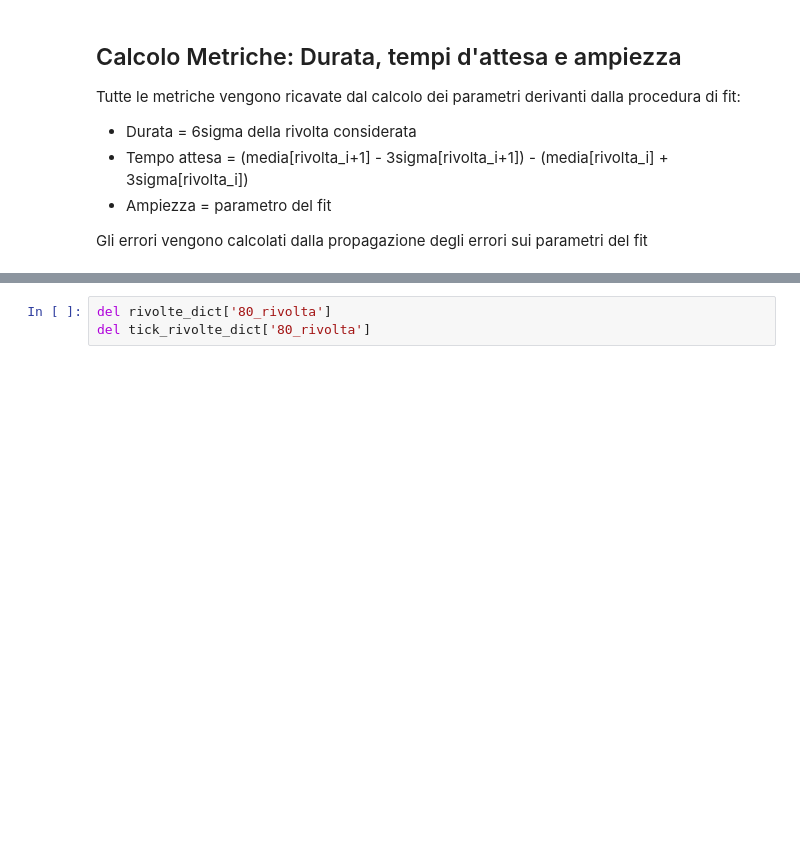
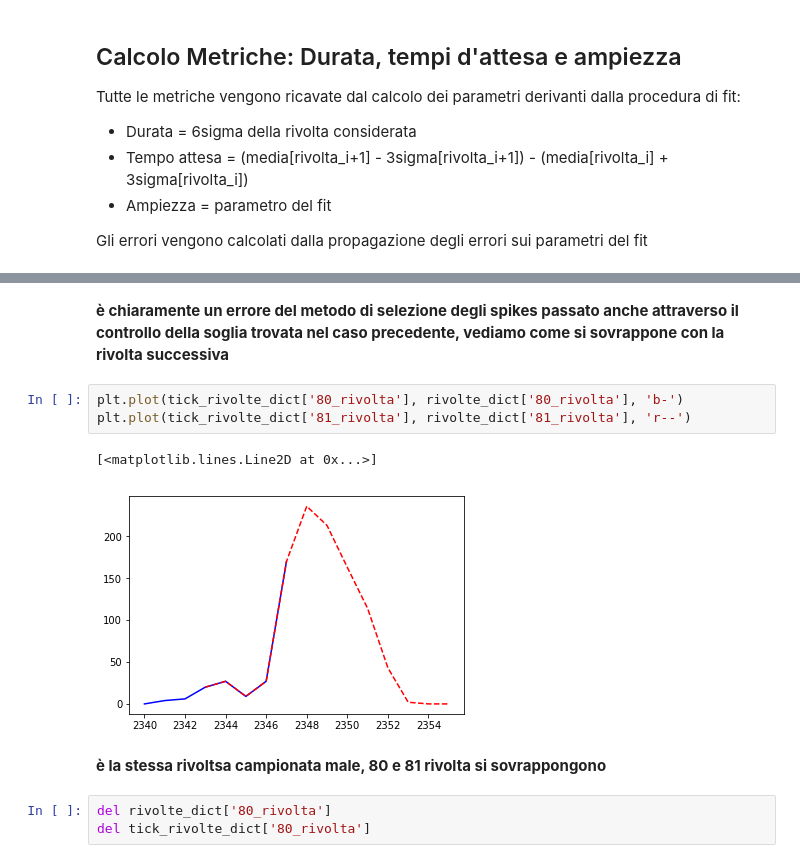
Before and after one commit to jackdeandrea/Econofisica, a Jupyter notebook: 02-metriche_rivolte_norndm.ipynb, the cells around one changed output, grey strips where cells are left out. Cells and saved outputs as stored; diff of their text form; blank space fills up the shorter version.

```diff
--- a/02-metriche_rivolte_norndm.ipynb
+++ b/02-metriche_rivolte_norndm.ipynb
@@ -300,3 +310,13 @@ for rivolte in rivolte_dict:
+# %% [markdown]
+**è chiaramente un errore del metodo di selezione degli spikes passato anche attraverso il controllo della soglia trovata nel caso precedente, vediamo come si sovrappone con la rivolta successiva**
+# %%
+plt.plot(tick_rivolte_dict['80_rivolta'], rivolte_dict['80_rivolta'], 'b-')
+plt.plot(tick_rivolte_dict['81_rivolta'], rivolte_dict['81_rivolta'], 'r--')
+# %% [output]
+[<matplotlib.lines.Line2D at 0x...>]
+[figure, added]
+# %% [markdown]
+**è la stessa rivoltsa campionata male, 80 e 81 rivolta si sovrappongono**
 # %%
 del rivolte_dict['80_rivolta']
 del tick_rivolte_dict['80_rivolta']
```
Also changed, not shown: parts of 23 cells of this notebook.
